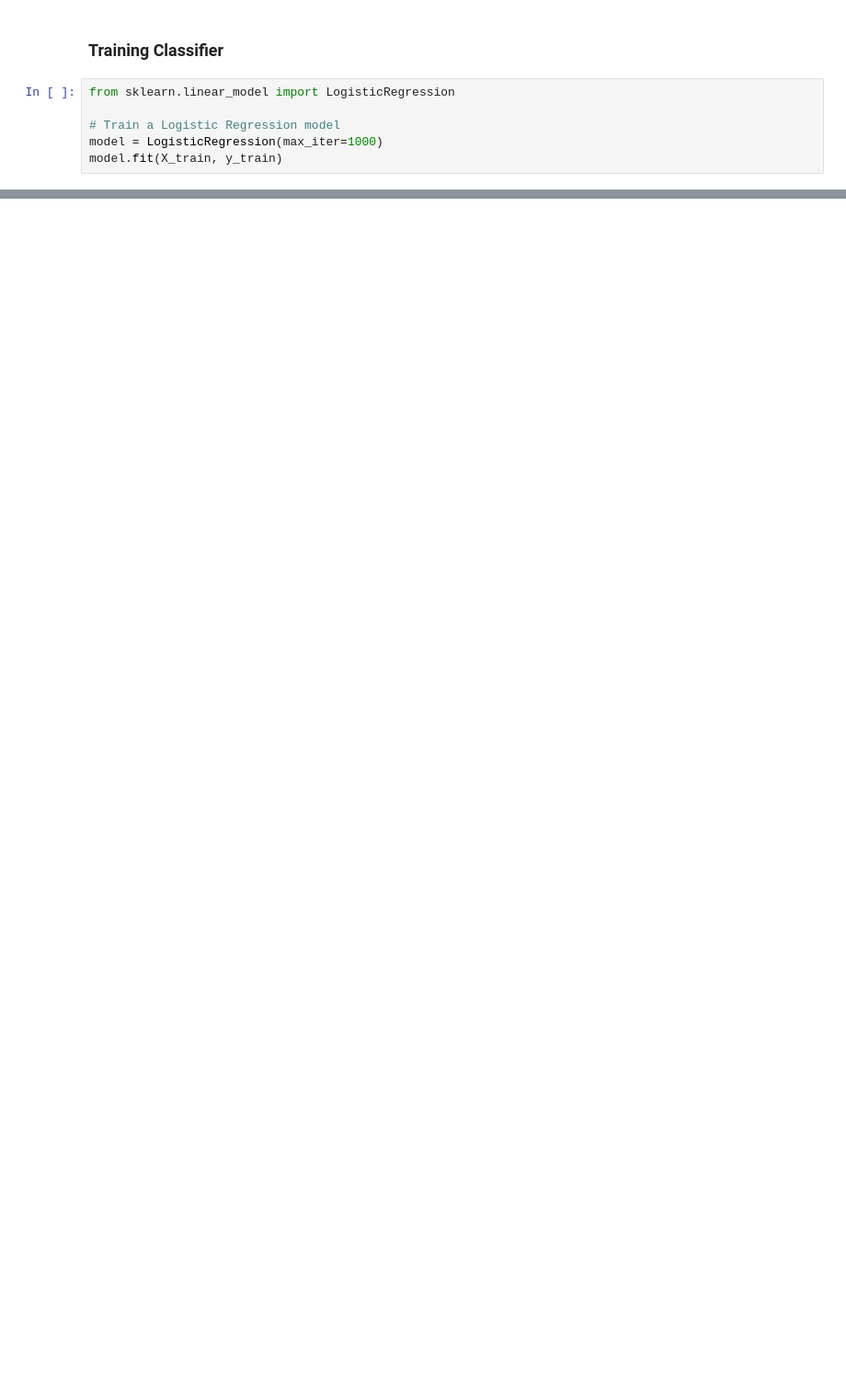
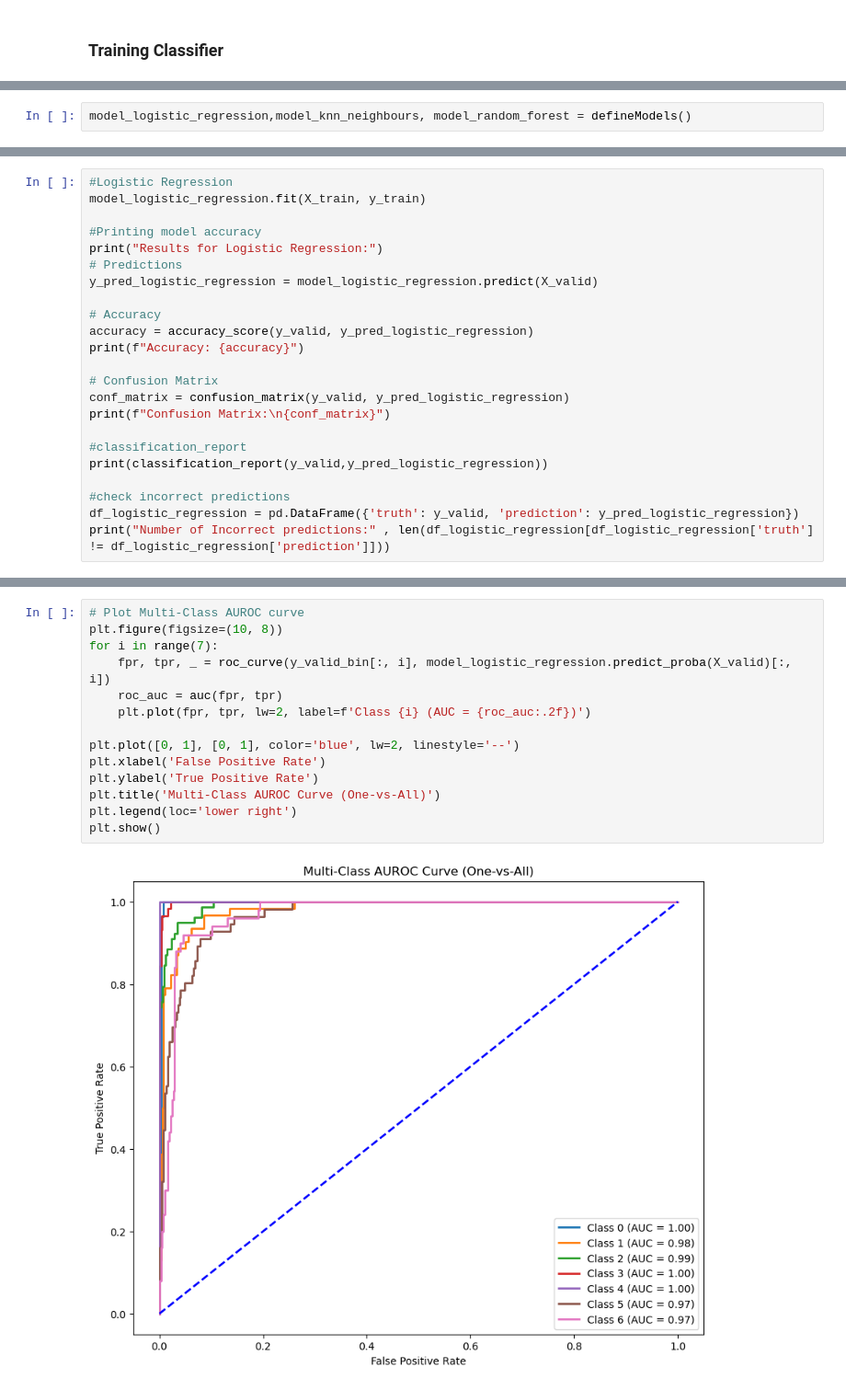
Before and after one commit to KaurInTech/Data-modeling-Obesity-levels-, a Jupyter notebook: Assignment2(CMPT419).ipynb, the cells around one changed output, grey strips where cells are left out. Shown at 92% size. Saved outputs shown, nothing was run; the diff lists cells and outputs as text; blank space fills up the shorter version.

```diff
--- a/Assignment2(CMPT419).ipynb
+++ b/Assignment2(CMPT419).ipynb
@@ -97,8 +124,2 @@ X_train, X_test, y_train, y_test = train_test_split(
 # %% [markdown]
 ### Training Classifier
-# %%
-from sklearn.linear_model import LogisticRegression
-
-# Train a Logistic Regression model
-model = LogisticRegression(max_iter=1000)
-model.fit(X_train, y_train)
@@ -209,0 +140,2 @@ print(X_random_selected)
+# %%
+model_logistic_regression,model_knn_neighbours, model_random_forest = defineModels()
@@ -209,0 +144,23 @@ print(X_random_selected)
+# %%
+#Logistic Regression
+model_logistic_regression.fit(X_train, y_train)
+
+#Printing model accuracy
+print("Results for Logistic Regression:")
+# Predictions
+y_pred_logistic_regression = model_logistic_regression.predict(X_valid)
+
+# Accuracy
+accuracy = accuracy_score(y_valid, y_pred_logistic_regression)
+print(f"Accuracy: {accuracy}")
+
+# Confusion Matrix
+conf_matrix = confusion_matrix(y_valid, y_pred_logistic_regression)
+print(f"Confusion Matrix:\n{conf_matrix}")
+
+#classification_report
+print(classification_report(y_valid,y_pred_logistic_regression))
+
+#check incorrect predictions
+df_logistic_regression = pd.DataFrame({'truth': y_valid, 'prediction': y_pred_logistic_regression})
+print("Number of Incorrect predictions:" , len(df_logistic_regression[df_logistic_regression['truth'] != df_logistic_regression['prediction']]))
@@ -209,0 +187,16 @@ print(X_random_selected)
+# %%
+# Plot Multi-Class AUROC curve
+plt.figure(figsize=(10, 8))
+for i in range(7):
+    fpr, tpr, _ = roc_curve(y_valid_bin[:, i], model_logistic_regression.predict_proba(X_valid)[:, i])
+    roc_auc = auc(fpr, tpr)
+    plt.plot(fpr, tpr, lw=2, label=f'Class {i} (AUC = {roc_auc:.2f})')
+
+plt.plot([0, 1], [0, 1], color='blue', lw=2, linestyle='--')
+plt.xlabel('False Positive Rate')
+plt.ylabel('True Positive Rate')
+plt.title('Multi-Class AUROC Curve (One-vs-All)')
+plt.legend(loc='lower right')
+plt.show()
+# %% [output]
+[figure, added]
```
Also changed, not shown: parts of 23 cells of this notebook.
